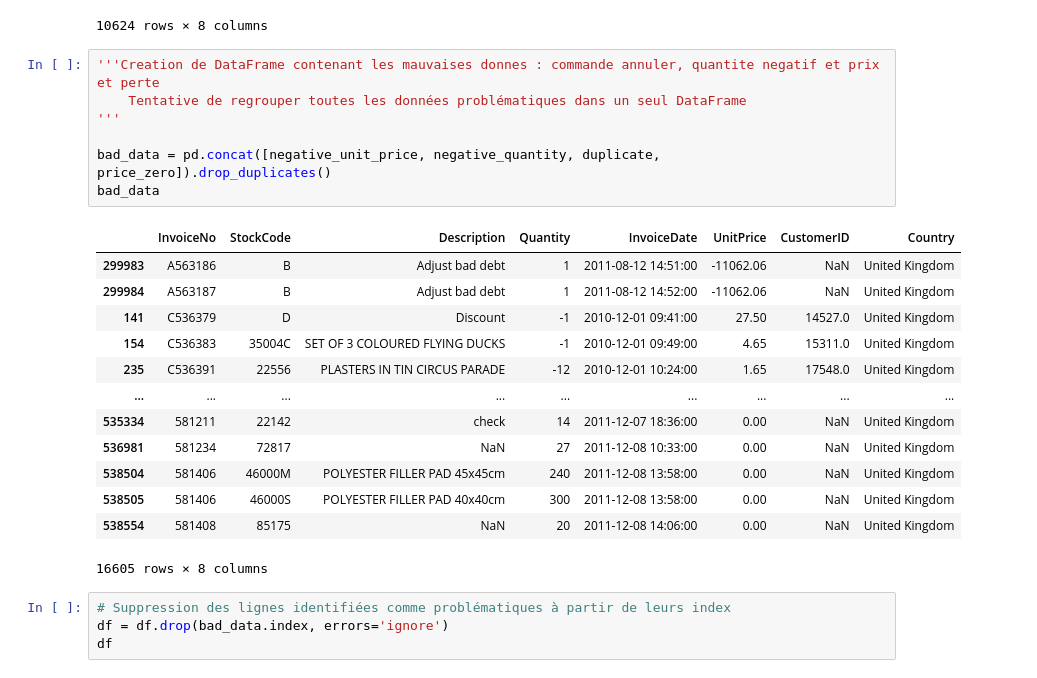
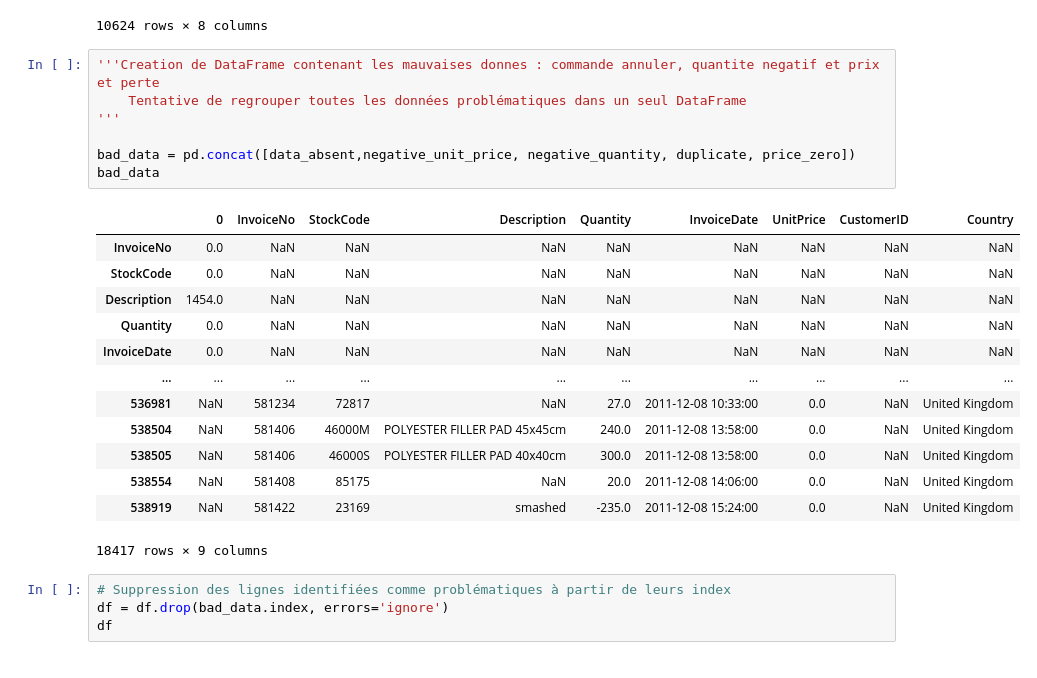
Before and after one commit to djafarou-ML/FUTURE_DS_01, a Jupyter notebook: analyse_vente.ipynb, the cells around one changed output. Saved outputs shown, nothing was run; the diff lists cells and outputs as text.

```diff
--- a/analyse_vente.ipynb
+++ b/analyse_vente.ipynb
@@ -162,24 +160,24 @@ negative_quantity
 # %%
 '''Creation de DataFrame contenant les mauvaises donnes : commande annuler, quantite negatif et prix et perte
     Tentative de regrouper toutes les données problématiques dans un seul DataFrame
 '''
 
-bad_data = pd.concat([negative_unit_price, negative_quantity, duplicate, price_zero]).drop_duplicates()
+bad_data = pd.concat([data_absent,negative_unit_price, negative_quantity, duplicate, price_zero])
 bad_data
 # %% [output]
-|  | InvoiceNo | StockCode | Description | Quantity | InvoiceDate | UnitPrice | CustomerID | Country |
-| 299983 | A563186 | B | Adjust bad debt | 1 | 2011-08-12 14:51:00 | -11062.06 | NaN | United Kingdom |
-| 299984 | A563187 | B | Adjust bad debt | 1 | 2011-08-12 14:52:00 | -11062.06 | NaN | United Kingdom |
-| 141 | C536379 | D | Discount | -1 | 2010-12-01 09:41:00 | 27.50 | 14527.0 | United Kingdom |
-| 154 | C536383 | 35004C | SET OF 3 COLOURED FLYING DUCKS | -1 | 2010-12-01 09:49:00 | 4.65 | 15311.0 | United Kingdom |
-| 235 | C536391 | 22556 | PLASTERS IN TIN CIRCUS PARADE | -12 | 2010-12-01 10:24:00 | 1.65 | 17548.0 | United Kingdom |
-| ... | ... | ... | ... | ... | ... | ... | ... | ... |
-| 535334 | 581211 | 22142 | check | 14 | 2011-12-07 18:36:00 | 0.00 | NaN | United Kingdom |
-| 536981 | 581234 | 72817 | NaN | 27 | 2011-12-08 10:33:00 | 0.00 | NaN | United Kingdom |
-| 538504 | 581406 | 46000M | POLYESTER FILLER PAD 45x45cm | 240 | 2011-12-08 13:58:00 | 0.00 | NaN | United Kingdom |
-| 538505 | 581406 | 46000S | POLYESTER FILLER PAD 40x40cm | 300 | 2011-12-08 13:58:00 | 0.00 | NaN | United Kingdom |
-| 538554 | 581408 | 85175 | NaN | 20 | 2011-12-08 14:06:00 | 0.00 | NaN | United Kingdom |
+|  | 0 | InvoiceNo | StockCode | Description | Quantity | InvoiceDate | UnitPrice | CustomerID | Country |
+| InvoiceNo | 0.0 | NaN | NaN | NaN | NaN | NaN | NaN | NaN | NaN |
+| StockCode | 0.0 | NaN | NaN | NaN | NaN | NaN | NaN | NaN | NaN |
+| Description | 1454.0 | NaN | NaN | NaN | NaN | NaN | NaN | NaN | NaN |
+| Quantity | 0.0 | NaN | NaN | NaN | NaN | NaN | NaN | NaN | NaN |
+| InvoiceDate | 0.0 | NaN | NaN | NaN | NaN | NaN | NaN | NaN | NaN |
+| ... | ... | ... | ... | ... | ... | ... | ... | ... | ... |
+| 536981 | NaN | 581234 | 72817 | NaN | 27.0 | 2011-12-08 10:33:00 | 0.0 | NaN | United Kingdom |
+| 538504 | NaN | 581406 | 46000M | POLYESTER FILLER PAD 45x45cm | 240.0 | 2011-12-08 13:58:00 | 0.0 | NaN | United Kingdom |
+| 538505 | NaN | 581406 | 46000S | POLYESTER FILLER PAD 40x40cm | 300.0 | 2011-12-08 13:58:00 | 0.0 | NaN | United Kingdom |
+| 538554 | NaN | 581408 | 85175 | NaN | 20.0 | 2011-12-08 14:06:00 | 0.0 | NaN | United Kingdom |
+| 538919 | NaN | 581422 | 23169 | smashed | -235.0 | 2011-12-08 15:24:00 | 0.0 | NaN | United Kingdom |
-16605 rows × 8 columns
+18417 rows × 9 columns
 # %%
 # Suppression des lignes identifiées comme problématiques à partir de leurs index
 df = df.drop(bad_data.index, errors='ignore')
```
Also changed, not shown: parts of 1 cell of this notebook.
